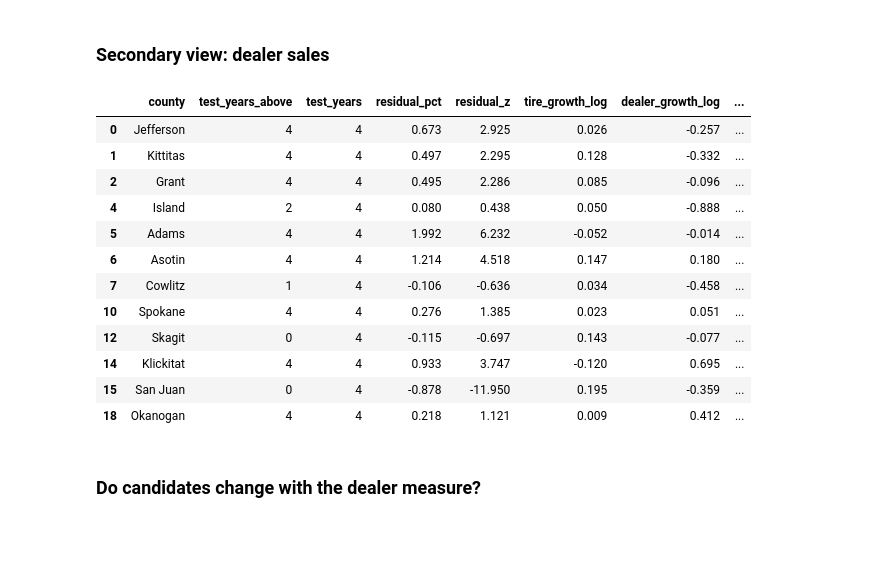
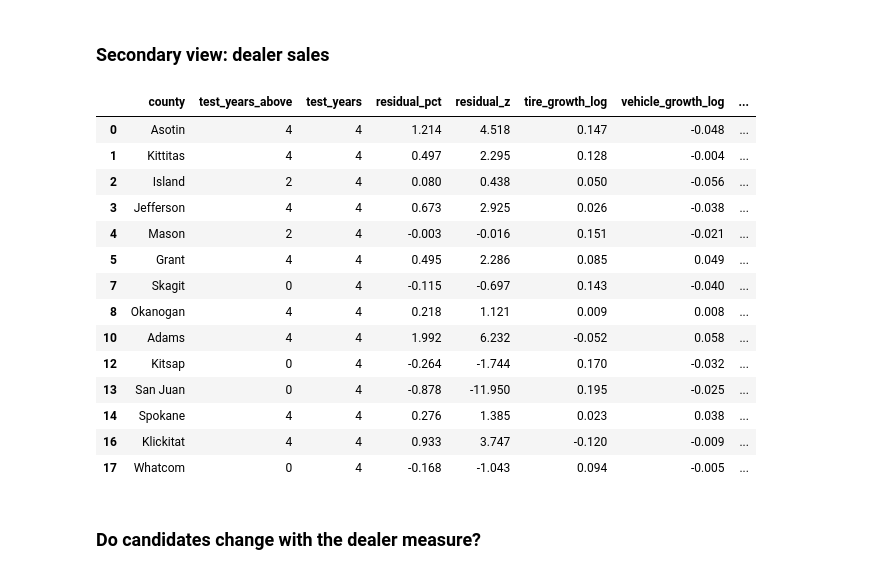
Before and after one commit to gisaf22/wa-tire-market-opportunity, a Jupyter notebook: notebooks/wa_tire_opportunity.ipynb, the cells around one changed output. Saved outputs shown, nothing was run; the diff lists cells and outputs as text; code cells hidden in the pictures; blank space fills up the shorter version.

```diff
--- a/notebooks/wa_tire_opportunity.ipynb
+++ b/notebooks/wa_tire_opportunity.ipynb
@@ -141,21 +141,23 @@ plots.signal_scatter(ranked, config.RESIDUAL_Z_MIN);
 ### Secondary view: dealer sales
 # %%
 ranked_sales = load_processed("signals_sales")
-ranked_sales.loc[ranked_sales["residual_flag"] | ranked_sales["growth_flag"], ["county", "test_years_above", "test_years", "residual_pct", "residual_z", "tire_growth_log", "dealer_growth_log", "relative_gap_log", "residual_flag", "growth_flag", "top_candidate"]]
+ranked_sales.loc[ranked_sales["residual_flag"] | ranked_sales["growth_flag"], ["county", "test_years_above", "test_years", "residual_pct", "residual_z", "tire_growth_log", "vehicle_growth_log", "relative_gap_log", "residual_flag", "growth_flag", "top_candidate"]]
 # %% [output]
-|  | county | test_years_above | test_years | residual_pct | residual_z | tire_growth_log | dealer_growth_log | ... |
-| 0 | Jefferson | 4 | 4 | 0.673 | 2.925 | 0.026 | -0.257 | ... |
-| 1 | Kittitas | 4 | 4 | 0.497 | 2.295 | 0.128 | -0.332 | ... |
-| 2 | Grant | 4 | 4 | 0.495 | 2.286 | 0.085 | -0.096 | ... |
-| 4 | Island | 2 | 4 | 0.080 | 0.438 | 0.050 | -0.888 | ... |
-| 5 | Adams | 4 | 4 | 1.992 | 6.232 | -0.052 | -0.014 | ... |
-| 6 | Asotin | 4 | 4 | 1.214 | 4.518 | 0.147 | 0.180 | ... |
-| 7 | Cowlitz | 1 | 4 | -0.106 | -0.636 | 0.034 | -0.458 | ... |
-| 10 | Spokane | 4 | 4 | 0.276 | 1.385 | 0.023 | 0.051 | ... |
-| 12 | Skagit | 0 | 4 | -0.115 | -0.697 | 0.143 | -0.077 | ... |
-| 14 | Klickitat | 4 | 4 | 0.933 | 3.747 | -0.120 | 0.695 | ... |
-| 15 | San Juan | 0 | 4 | -0.878 | -11.950 | 0.195 | -0.359 | ... |
-| 18 | Okanogan | 4 | 4 | 0.218 | 1.121 | 0.009 | 0.412 | ... |
+|  | county | test_years_above | test_years | residual_pct | residual_z | tire_growth_log | vehicle_growth_log | ... |
+| 0 | Asotin | 4 | 4 | 1.214 | 4.518 | 0.147 | -0.048 | ... |
+| 1 | Kittitas | 4 | 4 | 0.497 | 2.295 | 0.128 | -0.004 | ... |
+| 2 | Island | 2 | 4 | 0.080 | 0.438 | 0.050 | -0.056 | ... |
+| 3 | Jefferson | 4 | 4 | 0.673 | 2.925 | 0.026 | -0.038 | ... |
+| 4 | Mason | 2 | 4 | -0.003 | -0.016 | 0.151 | -0.021 | ... |
+| 5 | Grant | 4 | 4 | 0.495 | 2.286 | 0.085 | 0.049 | ... |
+| 7 | Skagit | 0 | 4 | -0.115 | -0.697 | 0.143 | -0.040 | ... |
+| 8 | Okanogan | 4 | 4 | 0.218 | 1.121 | 0.009 | 0.008 | ... |
+| 10 | Adams | 4 | 4 | 1.992 | 6.232 | -0.052 | 0.058 | ... |
+| 12 | Kitsap | 0 | 4 | -0.264 | -1.744 | 0.170 | -0.032 | ... |
+| 13 | San Juan | 0 | 4 | -0.878 | -11.950 | 0.195 | -0.025 | ... |
+| 14 | Spokane | 4 | 4 | 0.276 | 1.385 | 0.023 | 0.038 | ... |
+| 16 | Klickitat | 4 | 4 | 0.933 | 3.747 | -0.120 | -0.009 | ... |
+| 17 | Whatcom | 0 | 4 | -0.168 | -1.043 | 0.094 | -0.005 | ... |
 # %% [markdown]
 ### Do candidates change with the dealer measure?
 # %%
```
Also changed, not shown: parts of 16 cells of this notebook, 12 other files.
